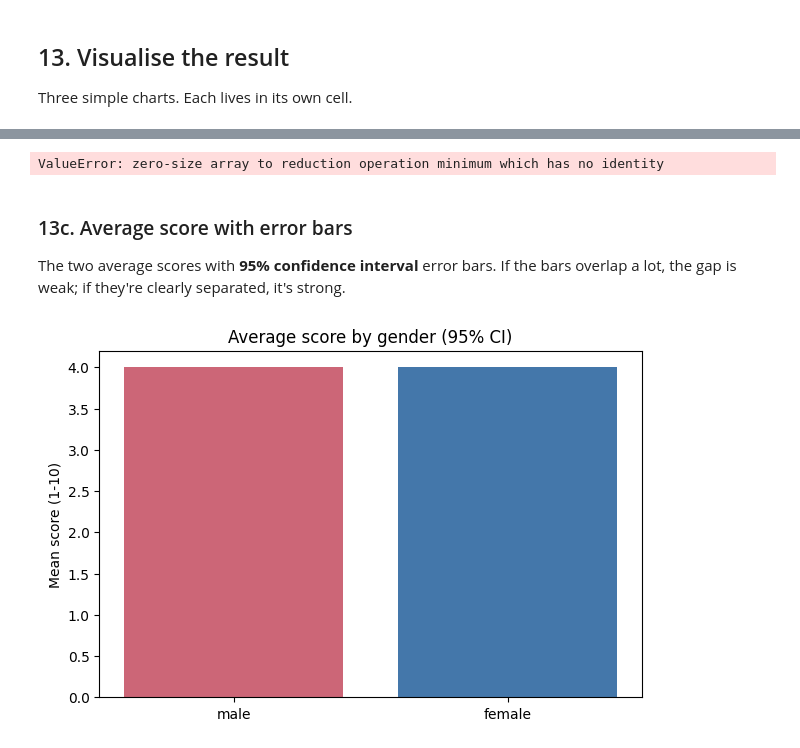
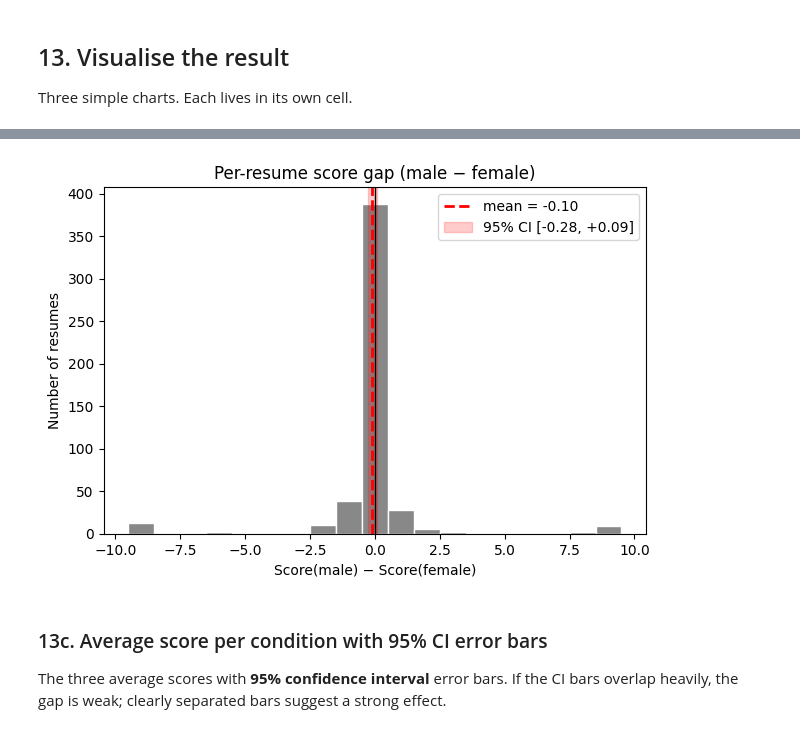
Before and after one commit to GustavWex/Evaluation-of-Artificial-Intelligence, a Jupyter notebook: FairCV_gender_audit.ipynb, the cells around one changed output, grey strips where cells are left out. Drawn from its saved outputs; the diff is of its cells as text; code cells hidden in the pictures.

```diff
--- a/FairCV_gender_audit.ipynb
+++ b/FairCV_gender_audit.ipynb
@@ -542,24 +827,24 @@ shifted off 0 (the red dashed line is the average) shows the direction and size
 # %%
-bins = np.arange(d.min() - 0.5, d.max() + 1.5, 1)
-plt.hist(d, bins=bins, color="#888888", edgecolor="white")
-plt.axvline(0, color="k", lw=1)
-plt.axvline(d.mean(), color="r", ls="--", lw=2, label=f"mean = {d.mean():+.2f}")
-plt.xlabel("Score(male) - Score(female)"); plt.ylabel("Number of resumes")
-plt.title("Per-resume score gap")
-plt.legend(); plt.show()
+if len(d) == 0:
+    print("No data — run the scoring cells first.")
+else:
+    bins = np.arange(d.min() - 0.5, d.max() + 1.5, 1)
+    fig, ax = plt.subplots()
+    ax.hist(d, bins=bins, color="#888888", edgecolor="white")
+    ax.axvline(0, color="k", lw=1)
+    ax.axvline(d.mean(), color="red", ls="--", lw=2, label=f"mean = {d.mean():+.2f}")
+    if len(d) >= 2:
+        lo, hi = stats.t.interval(0.95, len(d) - 1, loc=d.mean(), scale=stats.sem(d))
+        ax.axvspan(lo, hi, color="red", alpha=0.20, label=f"95% CI [{lo:+.2f}, {hi:+.2f}]")
+    ax.set_xlabel("Score(male) − Score(female)")
+    ax.set_ylabel("Number of resumes")
+    ax.set_title("Per-resume score gap (male − female)")
+    ax.legend()
+    plt.show()
 # %% [output]
-ValueError: zero-size array to reduction operation minimum which has no identity
+[figure, added]
 # %% [markdown]
-### 13c. Average score with error bars
+### 13c. Average score per condition with 95% CI error bars
 
-The two average scores with **95% confidence interval** error bars. If the bars overlap a lot, the gap is
-weak; if they're clearly separated, it's strong.
+The three average scores with **95% confidence interval** error bars. If the CI bars overlap heavily, the
+gap is weak; clearly separated bars suggest a strong effect.
-# %%
-means = [m.mean(), f.mean()]
-errs  = [1.96 * stats.sem(m), 1.96 * stats.sem(f)]
-plt.bar(["male", "female"], means, yerr=errs, capsize=8, color=["#cc6677", "#4477aa"])
-plt.ylabel("Mean score (1-10)")
-plt.title("Average score by gender (95% CI)")
-plt.show()
-# %% [output]
-[figure, removed]
```
Also changed, not shown: parts of 42 cells of this notebook, 1 other file.
